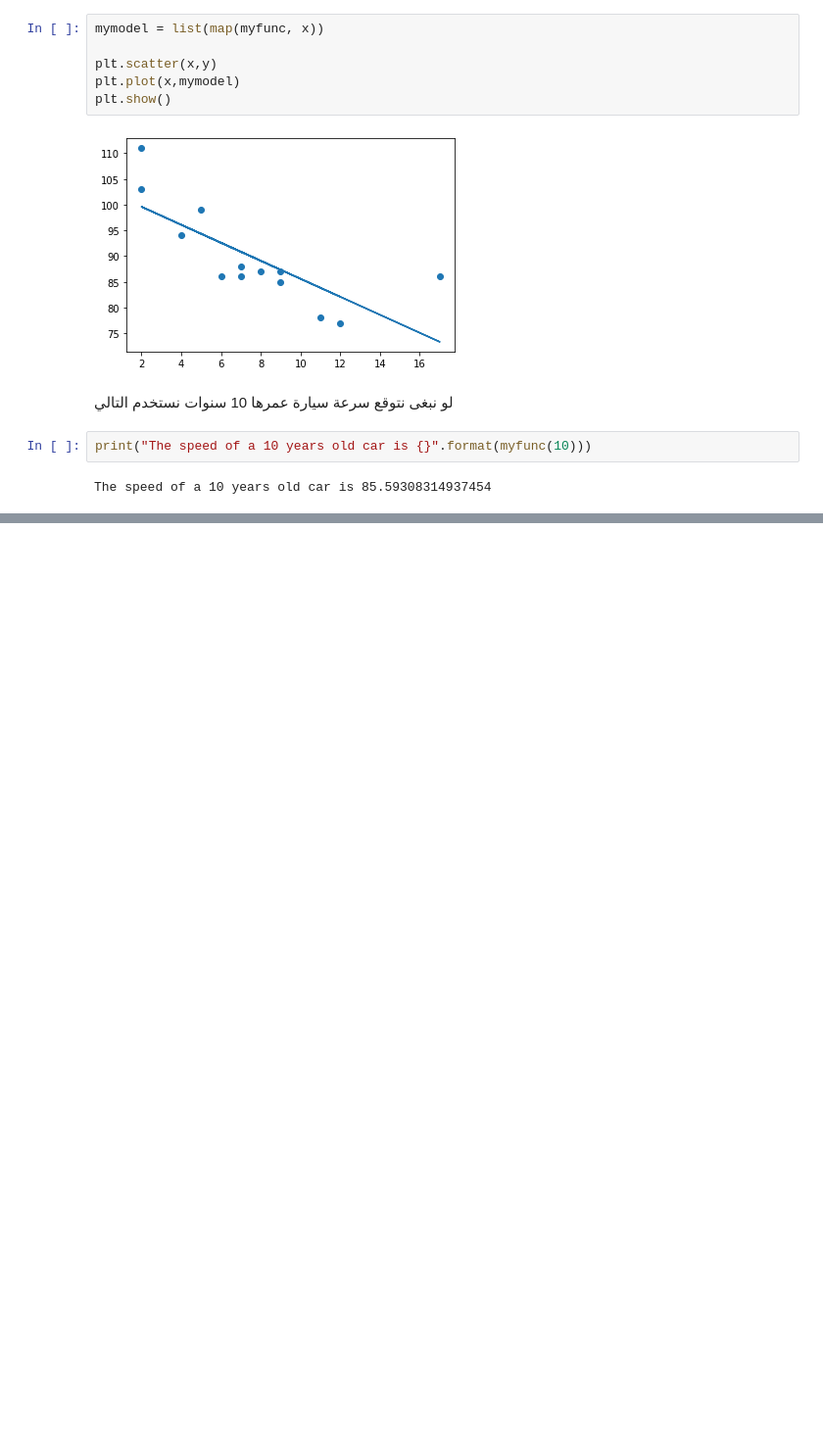
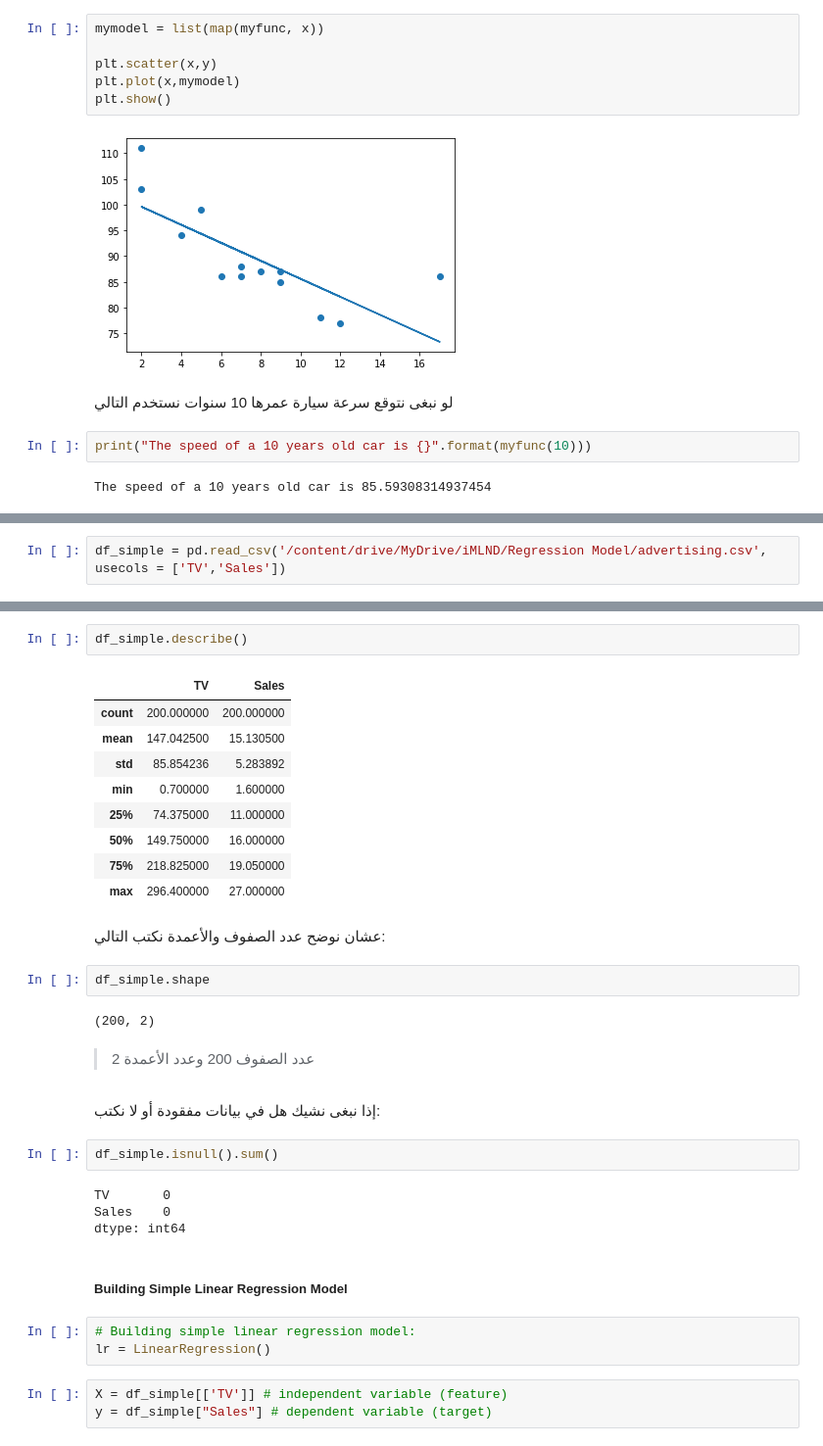
Before and after one commit to JBadawood/Machine_Learning, a Jupyter notebook: Linear_Regression/Linear_Regression.ipynb, the cells around one changed output, grey strips where cells are left out. Shown at 98% size. Saved outputs shown, nothing was run; the diff lists cells and outputs as text; blank space fills up the shorter version.

```diff
--- a/Linear_Regression/Linear_Regression.ipynb
+++ b/Linear_Regression/Linear_Regression.ipynb
@@ -200,0 +225,2 @@ The speed of a 10 years old car is 85.59308314937454
+# %%
+df_simple = pd.read_csv('/content/drive/MyDrive/iMLND/Regression Model/advertising.csv', usecols = ['TV','Sales'])
@@ -200,0 +246,36 @@ The speed of a 10 years old car is 85.59308314937454
+# %%
+df_simple.describe()
+# %% [output]
+|  | TV | Sales |
+| count | 200.000000 | 200.000000 |
+| mean | 147.042500 | 15.130500 |
+| std | 85.854236 | 5.283892 |
+| min | 0.700000 | 1.600000 |
+| 25% | 74.375000 | 11.000000 |
+| 50% | 149.750000 | 16.000000 |
+| 75% | 218.825000 | 19.050000 |
+| max | 296.400000 | 27.000000 |
+# %% [markdown]
+عشان نوضح عدد الصفوف والأعمدة نكتب التالي:
+# %%
+df_simple.shape
+# %% [output]
+(200, 2)
+# %% [markdown]
+> عدد الصفوف 200 وعدد الأعمدة 2
+# %% [markdown]
+إذا نبغى نشيك هل في بيانات مفقودة أو لا نكتب:
+# %%
+df_simple.isnull().sum()
+# %% [output]
+TV       0
+Sales    0
+dtype: int64
+# %% [markdown]
+##### Building Simple Linear Regression Model
+# %%
+# Building simple linear regression model:
+lr = LinearRegression()
+# %%
+X = df_simple[['TV']] # independent variable (feature)
+y = df_simple["Sales"] # dependent variable (target)
```
Also changed, not shown: parts of 39 cells of this notebook.
